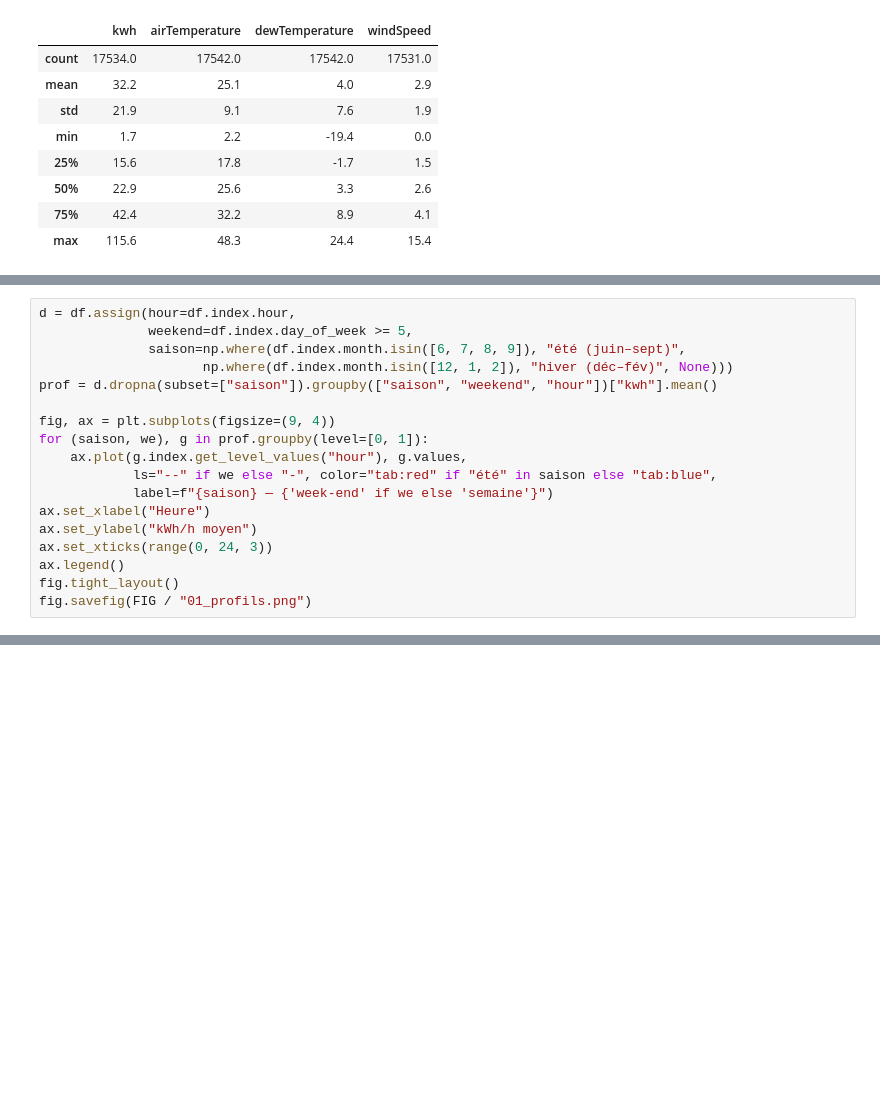
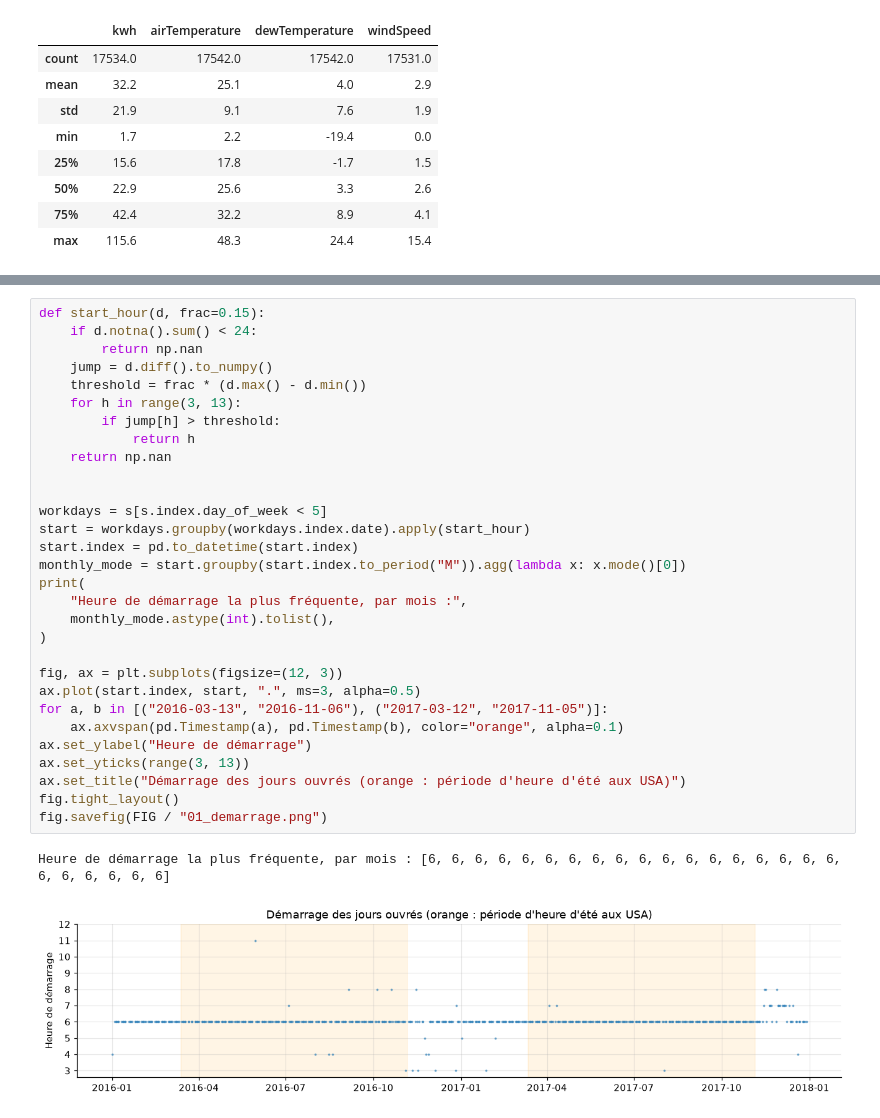
Before and after one commit to a-pestel/building-energy-ml, a Jupyter notebook: notebooks/01_exploration.ipynb, the cells around one changed output, grey strips where cells are left out. Cells and saved outputs as stored; diff of their text form; blank space fills up the shorter version.

```diff
--- a/notebooks/01_exploration.ipynb
+++ b/notebooks/01_exploration.ipynb
@@ -147,18 +71,0 @@ fig.savefig(FIG / "01_heatmap.png")
-# %%
-d = df.assign(hour=df.index.hour,
-              weekend=df.index.day_of_week >= 5,
-              saison=np.where(df.index.month.isin([6, 7, 8, 9]), "été (juin–sept)",
-                     np.where(df.index.month.isin([12, 1, 2]), "hiver (déc–fév)", None)))
-prof = d.dropna(subset=["saison"]).groupby(["saison", "weekend", "hour"])["kwh"].mean()
-
-fig, ax = plt.subplots(figsize=(9, 4))
-for (saison, we), g in prof.groupby(level=[0, 1]):
-    ax.plot(g.index.get_level_values("hour"), g.values,
-            ls="--" if we else "-", color="tab:red" if "été" in saison else "tab:blue",
-            label=f"{saison} — {'week-end' if we else 'semaine'}")
-ax.set_xlabel("Heure")
-ax.set_ylabel("kWh/h moyen")
-ax.set_xticks(range(0, 24, 3))
-ax.legend()
-fig.tight_layout()
-fig.savefig(FIG / "01_profils.png")
@@ -242,0 +133,33 @@ Jours ouvrés : T_b = 21.8 °C | talon = 645 kWh/j | pente = 47.2 kWh/j/K | R²
+# %%
+def start_hour(d, frac=0.15):
+    if d.notna().sum() < 24:
+        return np.nan
+    jump = d.diff().to_numpy()
+    threshold = frac * (d.max() - d.min())
+    for h in range(3, 13):
+        if jump[h] > threshold:
+            return h
+    return np.nan
+
+
+workdays = s[s.index.day_of_week < 5]
+start = workdays.groupby(workdays.index.date).apply(start_hour)
+start.index = pd.to_datetime(start.index)
+monthly_mode = start.groupby(start.index.to_period("M")).agg(lambda x: x.mode()[0])
+print(
+    "Heure de démarrage la plus fréquente, par mois :",
+    monthly_mode.astype(int).tolist(),
+)
+
+fig, ax = plt.subplots(figsize=(12, 3))
+ax.plot(start.index, start, ".", ms=3, alpha=0.5)
+for a, b in [("2016-03-13", "2016-11-06"), ("2017-03-12", "2017-11-05")]:
+    ax.axvspan(pd.Timestamp(a), pd.Timestamp(b), color="orange", alpha=0.1)
+ax.set_ylabel("Heure de démarrage")
+ax.set_yticks(range(3, 13))
+ax.set_title("Démarrage des jours ouvrés (orange : période d'heure d'été aux USA)")
+fig.tight_layout()
+fig.savefig(FIG / "01_demarrage.png")
+# %% [output]
+Heure de démarrage la plus fréquente, par mois : [6, 6, 6, 6, 6, 6, 6, 6, 6, 6, 6, 6, 6, 6, 6, 6, 6, 6, 6, 6, 6, 6, 6, 6]
+[figure, added]
```
Also changed, not shown: parts of 46 cells of this notebook, 14 other files.
